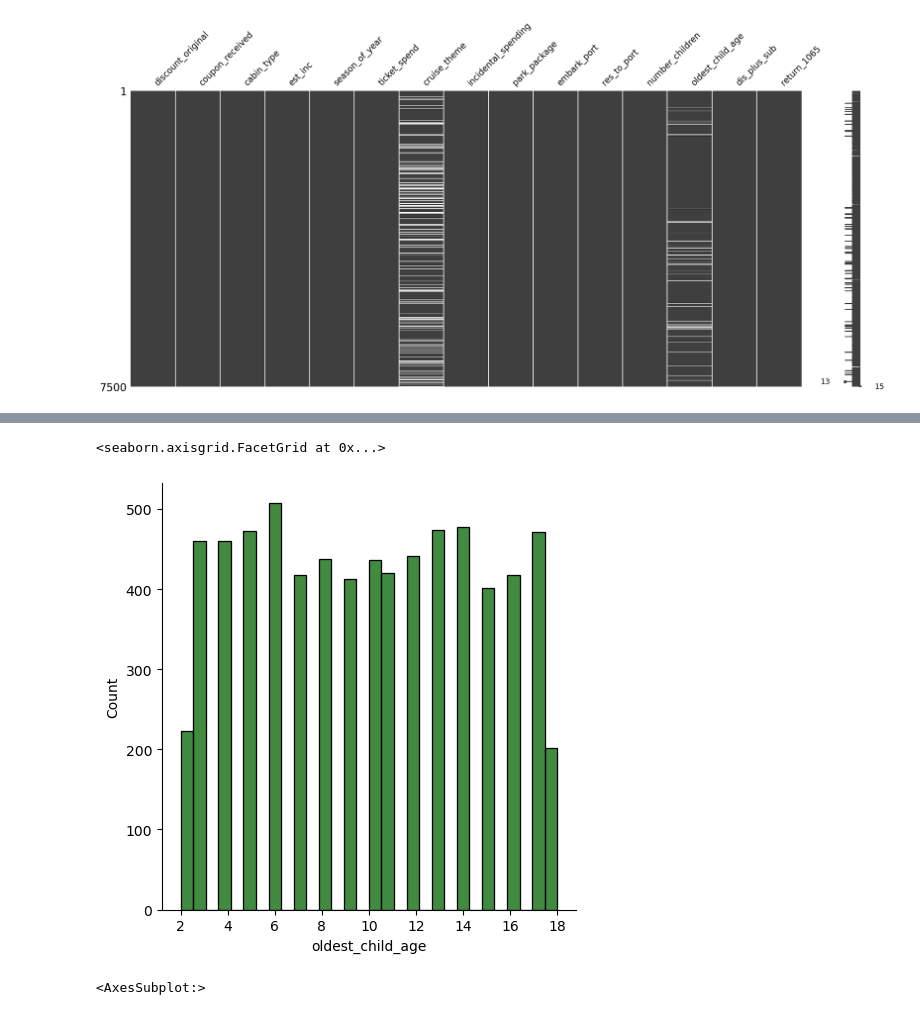
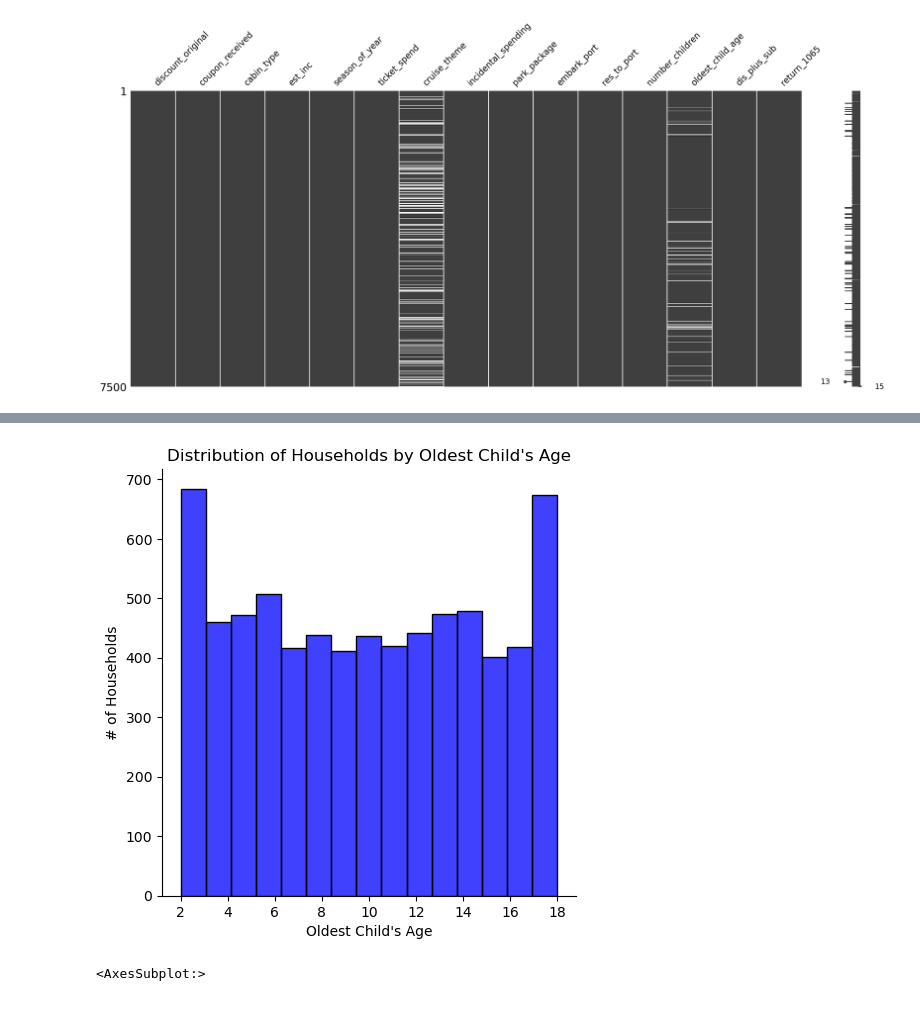
Before and after one commit to cool-t/Tara_DataPortfolio, a Jupyter notebook: Disney Marketing Analytics Study - Python + Tableau/Disney_Marketing_Analytics_Project.ipynb, the cells around one changed output, grey strips where cells are left out. Saved outputs shown, nothing was run; the diff lists cells and outputs as text; code cells hidden in the pictures.

```diff
--- a/Disney Marketing Analytics Study - Python + Tableau/Disney_Marketing_Analytics_Project.ipynb
+++ b/Disney Marketing Analytics Study - Python + Tableau/Disney_Marketing_Analytics_Project.ipynb
@@ -1052,10 +1060,13 @@ sns.countplot(x='return_1065', data =df2, hue='number_children',
 # %%
 # Plot histogram of the oldest child's age
 sns.displot(df2['oldest_child_age'].dropna(), kde=False,
-            color= 'darkgreen',bins = 30)
+            color= 'blue',bins = 15)
+plt.title("Distribution of Households by Oldest Child's Age")
+plt.xlabel("Oldest Child's Age")
+plt.ylabel('# of Households')
+plt.show()
 # %% [output]
-<seaborn.axisgrid.FacetGrid at 0x...>
-[figure, old version]
+[figure, new version]
 # %%
 # Data Preprocessing - handle missing values & get dummy variables
 # replace missing values with mean value
```
Also changed, not shown: parts of 5 cells of this notebook.
